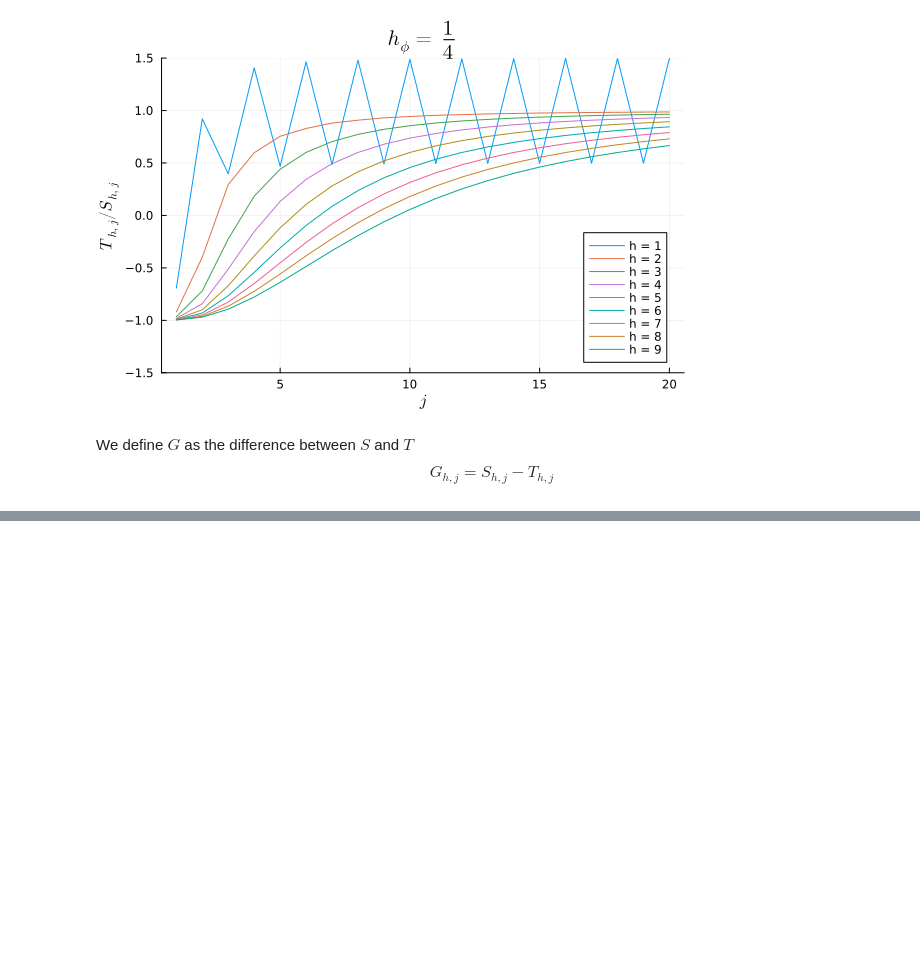
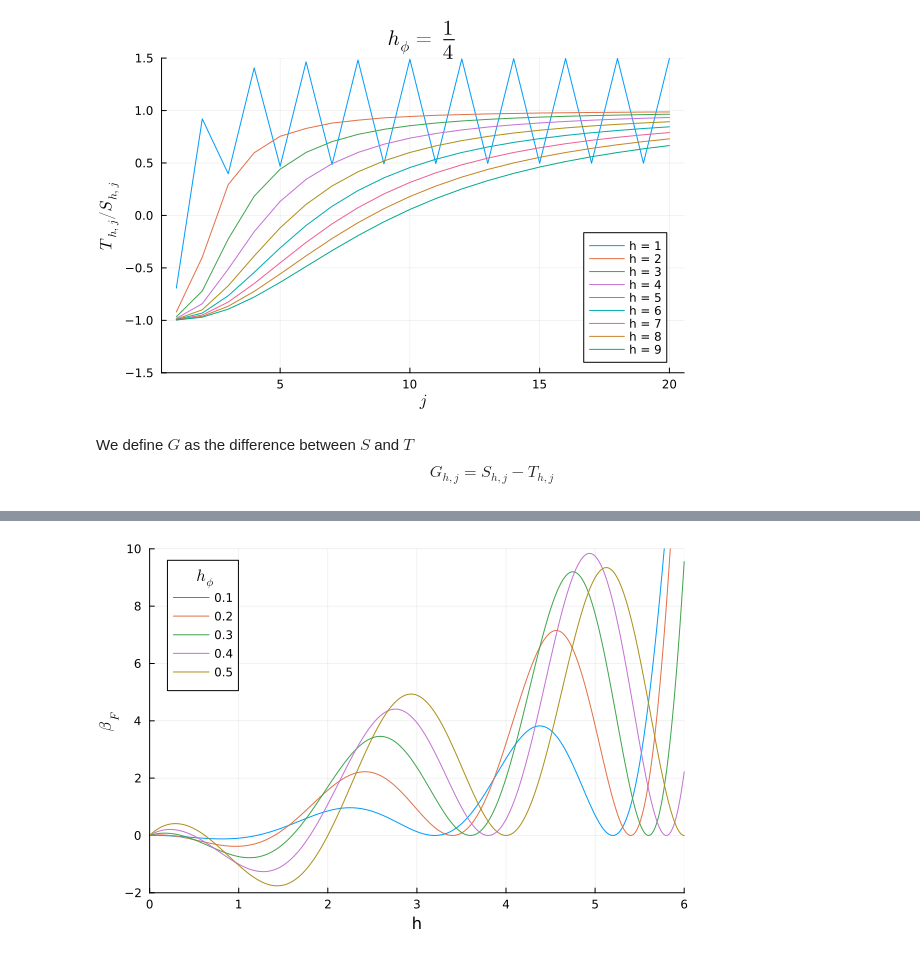
Before and after one commit to gillioz/CoBooM-2d, a Jupyter notebook: Optimal_functionals.ipynb, the cells around one changed output, grey strips where cells are left out. Saved outputs shown, nothing was run; the diff lists cells and outputs as text; code cells hidden in the pictures; blank space fills up the shorter version.

```diff
--- a/Optimal_functionals.ipynb
+++ b/Optimal_functionals.ipynb
@@ -1063,0 +399,2 @@ $0.0327 \pm 0.001$
+# %%
+βF = CSV.read("data/beta_F.csv", DataFrame)
@@ -1063,0 +422,11 @@ $0.0327 \pm 0.001$
+# %%
+plot(legendtitle = L"h_\phi")
+for hϕ = 0.1:0.1:0.5
+    plot!(βF[!, "h"], βF[!, string(hϕ)], label=hϕ)
+end
+xlims!(0,6)
+ylims!(-2,10)
+xlabel!("h")
+ylabel!(L"\beta_F")
+# %% [output]
+[figure, added]
```
Also changed, not shown: parts of 159 cells of this notebook, 14 other files.
